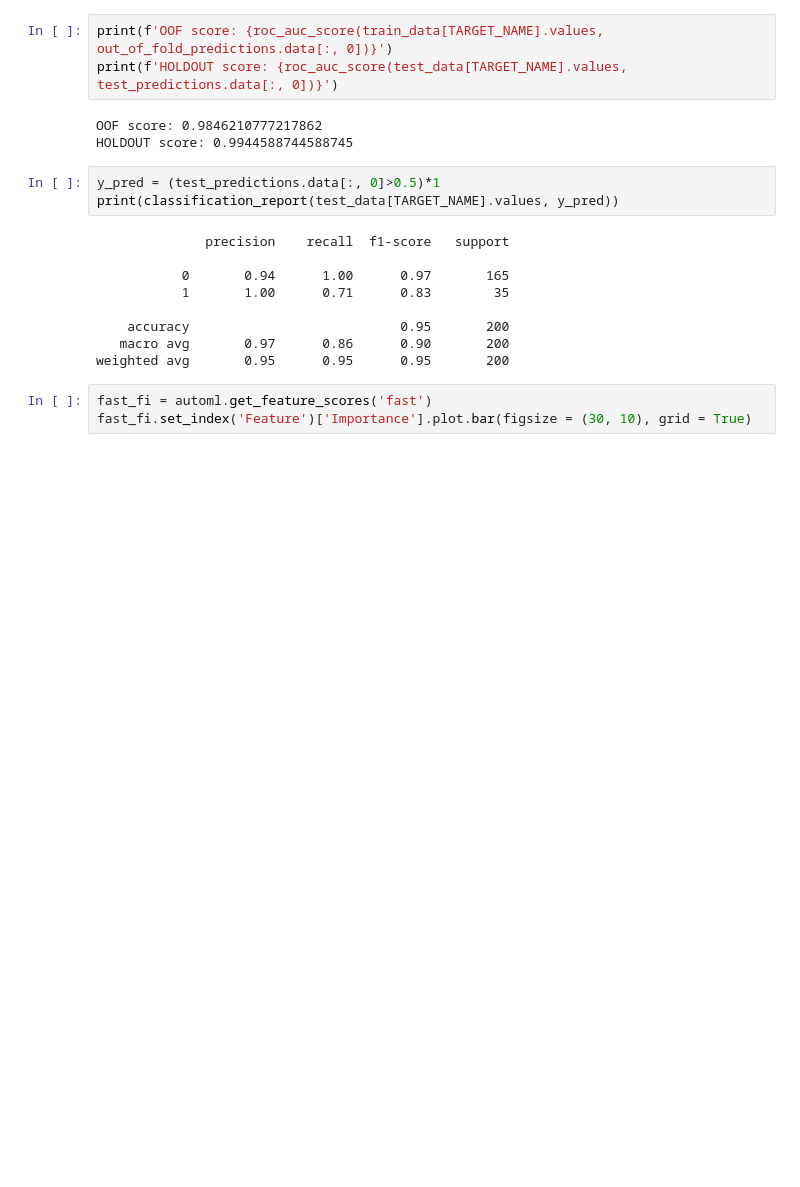
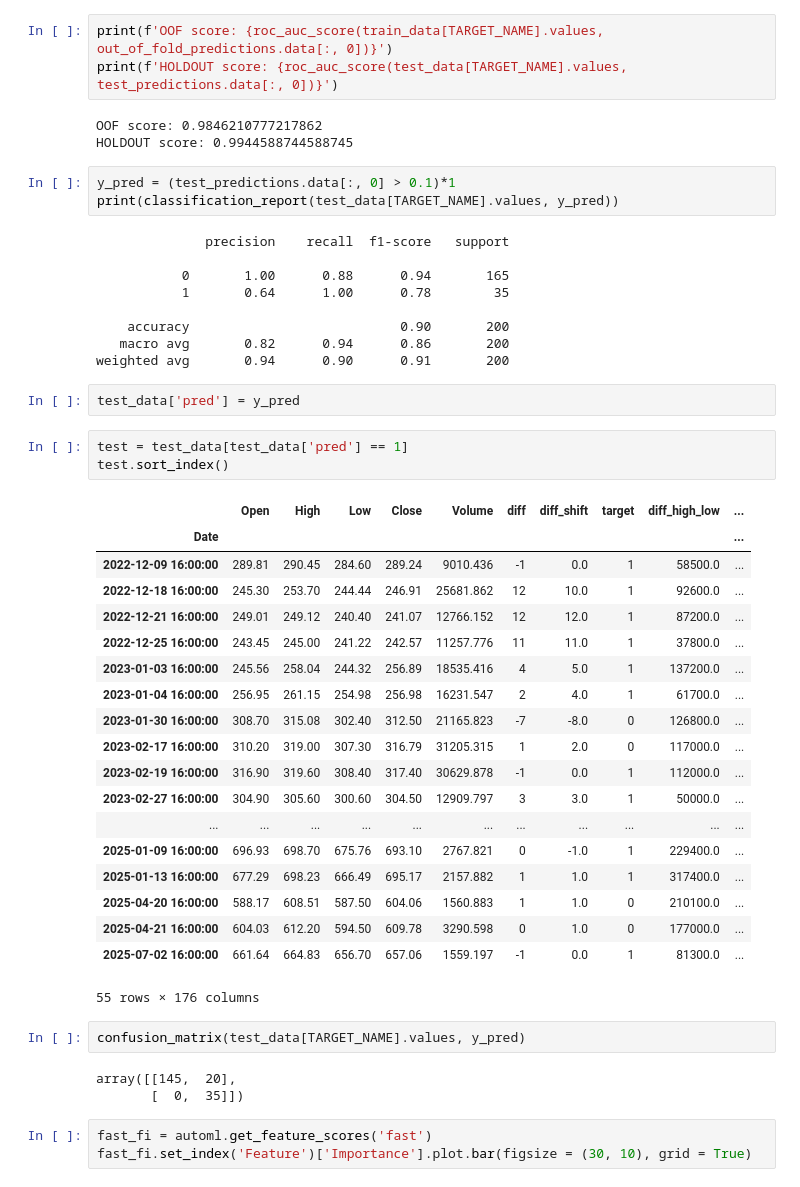
Before and after one commit to Nekhaenko/BigData1, a Jupyter notebook: Untitled39.ipynb, the cells around one changed output. Drawn from its saved outputs; the diff is of its cells as text; blank space fills up the shorter version.

```diff
--- a/Untitled39.ipynb
+++ b/Untitled39.ipynb
@@ -643,17 +643,47 @@ print(f'HOLDOUT score: {roc_auc_score(test_data[TARGET_NAME].values, test_predic
 OOF score: 0.9846210777217862
 HOLDOUT score: 0.9944588744588745
 # %%
-y_pred = (test_predictions.data[:, 0]>0.5)*1
+y_pred = (test_predictions.data[:, 0] > 0.1)*1
 print(classification_report(test_data[TARGET_NAME].values, y_pred))
 # %% [output]
               precision    recall  f1-score   support
 
-           0       0.94      1.00      0.97       165
-           1       1.00      0.71      0.83        35
+           0       1.00      0.88      0.94       165
+           1       0.64      1.00      0.78        35
 
-    accuracy                           0.95       200
-   macro avg       0.97      0.86      0.90       200
-weighted avg       0.95      0.95      0.95       200
+    accuracy                           0.90       200
+   macro avg       0.82      0.94      0.86       200
+weighted avg       0.94      0.90      0.91       200
+# %%
+test_data['pred'] = y_pred
+# %%
+test = test_data[test_data['pred'] == 1]
+test.sort_index()
+# %% [output]
+|  | Open | High | Low | Close | Volume | diff | diff_shift | target | diff_high_low | ... |
+| Date |  |  |  |  |  |  |  |  |  | ... |
+| 2022-12-09 16:00:00 | 289.81 | 290.45 | 284.60 | 289.24 | 9010.436 | -1 | 0.0 | 1 | 58500.0 | ... |
+| 2022-12-18 16:00:00 | 245.30 | 253.70 | 244.44 | 246.91 | 25681.862 | 12 | 10.0 | 1 | 92600.0 | ... |
+| 2022-12-21 16:00:00 | 249.01 | 249.12 | 240.40 | 241.07 | 12766.152 | 12 | 12.0 | 1 | 87200.0 | ... |
+| 2022-12-25 16:00:00 | 243.45 | 245.00 | 241.22 | 242.57 | 11257.776 | 11 | 11.0 | 1 | 37800.0 | ... |
+| 2023-01-03 16:00:00 | 245.56 | 258.04 | 244.32 | 256.89 | 18535.416 | 4 | 5.0 | 1 | 137200.0 | ... |
+| 2023-01-04 16:00:00 | 256.95 | 261.15 | 254.98 | 256.98 | 16231.547 | 2 | 4.0 | 1 | 61700.0 | ... |
+| 2023-01-30 16:00:00 | 308.70 | 315.08 | 302.40 | 312.50 | 21165.823 | -7 | -8.0 | 0 | 126800.0 | ... |
+| 2023-02-17 16:00:00 | 310.20 | 319.00 | 307.30 | 316.79 | 31205.315 | 1 | 2.0 | 0 | 117000.0 | ... |
+| 2023-02-19 16:00:00 | 316.90 | 319.60 | 308.40 | 317.40 | 30629.878 | -1 | 0.0 | 1 | 112000.0 | ... |
+| 2023-02-27 16:00:00 | 304.90 | 305.60 | 300.60 | 304.50 | 12909.797 | 3 | 3.0 | 1 | 50000.0 | ... |
+| ... | ... | ... | ... | ... | ... | ... | ... | ... | ... | ... |
+| 2025-01-09 16:00:00 | 696.93 | 698.70 | 675.76 | 693.10 | 2767.821 | 0 | -1.0 | 1 | 229400.0 | ... |
+| 2025-01-13 16:00:00 | 677.29 | 698.23 | 666.49 | 695.17 | 2157.882 | 1 | 1.0 | 1 | 317400.0 | ... |
+| 2025-04-20 16:00:00 | 588.17 | 608.51 | 587.50 | 604.06 | 1560.883 | 1 | 1.0 | 0 | 210100.0 | ... |
+| 2025-04-21 16:00:00 | 604.03 | 612.20 | 594.50 | 609.78 | 3290.598 | 0 | 1.0 | 0 | 177000.0 | ... |
+| 2025-07-02 16:00:00 | 661.64 | 664.83 | 656.70 | 657.06 | 1559.197 | -1 | 0.0 | 1 | 81300.0 | ... |
+55 rows × 176 columns
+# %%
+confusion_matrix(test_data[TARGET_NAME].values, y_pred)
+# %% [output]
+array([[145,  20],
+       [  0,  35]])
 # %%
 fast_fi = automl.get_feature_scores('fast')
 fast_fi.set_index('Feature')['Importance'].plot.bar(figsize = (30, 10), grid = True)
```
Also changed, not shown: parts of 1 cell of this notebook.
